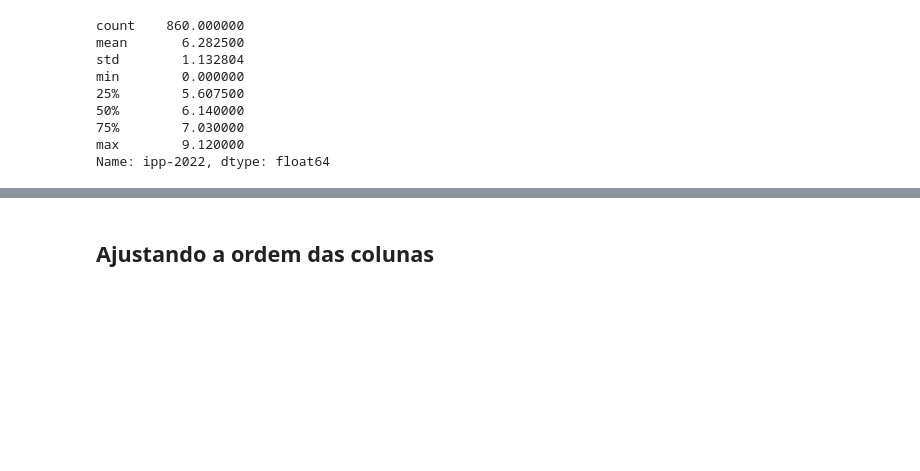
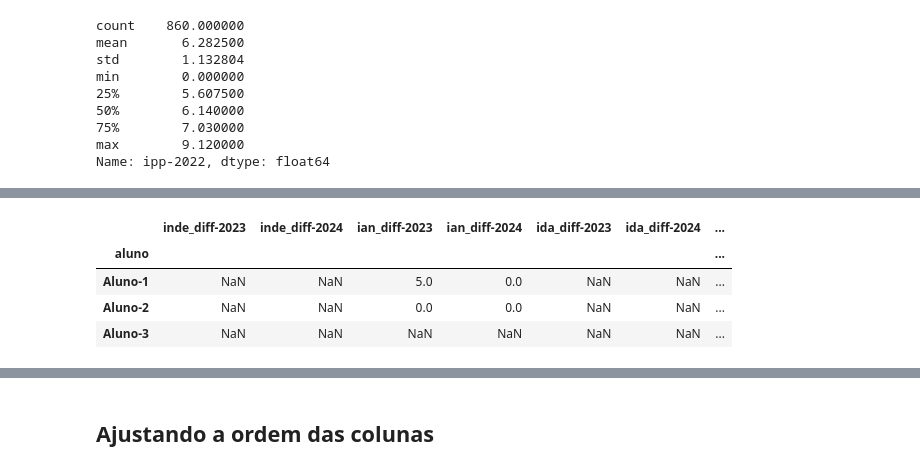
Before and after one commit to victoria-menezes/fiap-data-analytics-DATATHON, a Jupyter notebook: notebook.ipynb, the cells around one changed output, grey strips where cells are left out. Drawn from its saved outputs; the diff is of its cells as text; code cells hidden in the pictures; blank space fills up the shorter version.

```diff
--- a/notebook.ipynb
+++ b/notebook.ipynb
@@ -2156,0 +2159,20 @@ Name: ipp-2022, dtype: float64
+# %%
+for col in exclude_zero:
+	selection = ind_movement[f'{col}-2022'] == 0
+	ind_movement.loc[selection, f'{col}_diff-2023'] = np.nan
+
+	selection = ind_movement[f'{col}-2023'] == 0
+	ind_movement.loc[selection, f'{col}_diff-2024'] = np.nan
+
+	ind_movement[selection]
+# %%
+for ind in indicators:
+    for col in get_column_across_years(ind):
+        ind_movement = ind_movement.drop(col, axis = 1)
+ind_movement.head(3)
+# %% [output]
+|  | inde_diff-2023 | inde_diff-2024 | ian_diff-2023 | ian_diff-2024 | ida_diff-2023 | ida_diff-2024 | ... |
+| aluno |  |  |  |  |  |  | ... |
+| Aluno-1 | NaN | NaN | 5.0 | 0.0 | NaN | NaN | ... |
+| Aluno-2 | NaN | NaN | 0.0 | 0.0 | NaN | NaN | ... |
+| Aluno-3 | NaN | NaN | NaN | NaN | NaN | NaN | ... |
```
Also changed, not shown: parts of 16 cells of this notebook.
